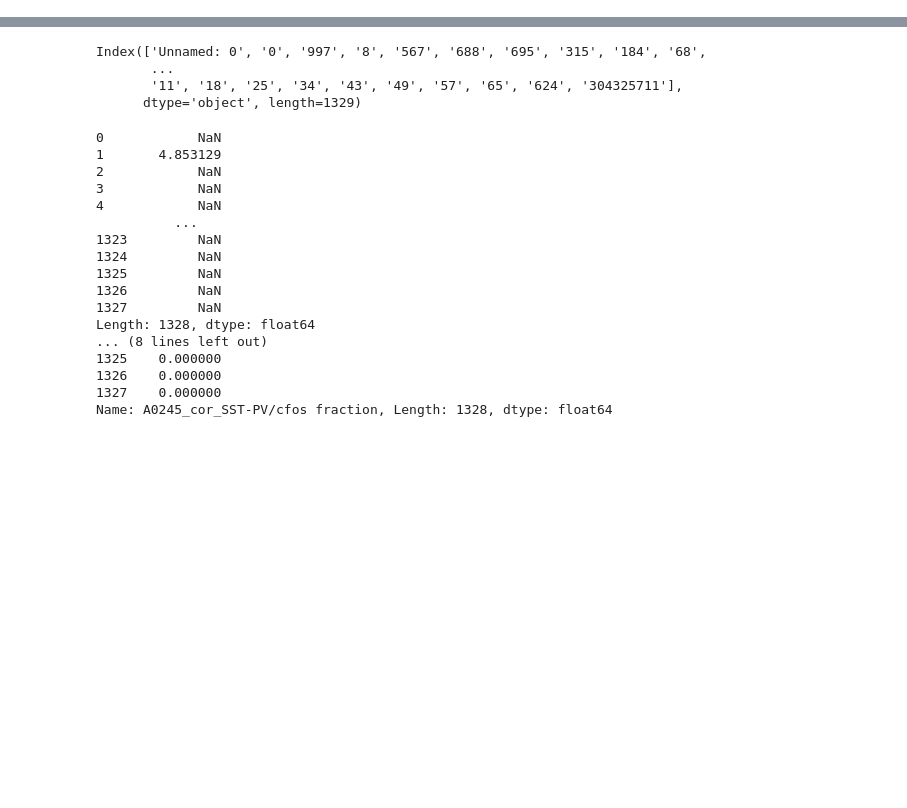
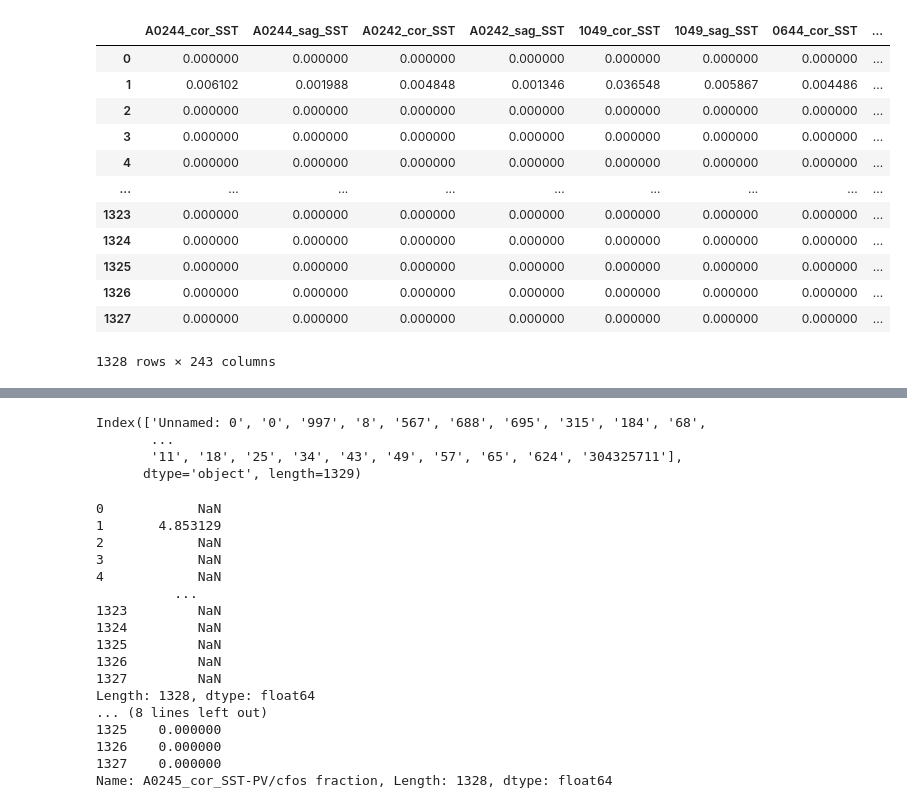
Before and after one commit to jhahncs/brain-slice-render, a Jupyter notebook: cfos/cfos_analysis.ipynb, the cells around one changed output, grey strips where cells are left out. Cells and saved outputs as stored; diff of their text form; code cells hidden in the pictures; blank space fills up the shorter version.

```diff
--- a/cfos/cfos_analysis.ipynb
+++ b/cfos/cfos_analysis.ipynb
@@ -65 +129,17 @@ NameError: name 'importlib' is not defined
+# %%
+pd.concat([cfos.df_exp.drop(['TG number','Region ID','Region name'] ,axis=1),cfos.df_veh.drop(['TG number','Region name'] ,axis=1)], axis=1)
+# %% [output]
+|  | A0244_cor_SST | A0244_sag_SST | A0242_cor_SST | A0242_sag_SST | 1049_cor_SST | 1049_sag_SST | 0644_cor_SST | ... |
+| 0 | 0.000000 | 0.000000 | 0.000000 | 0.000000 | 0.000000 | 0.000000 | 0.000000 | ... |
+| 1 | 0.006102 | 0.001988 | 0.004848 | 0.001346 | 0.036548 | 0.005867 | 0.004486 | ... |
+| 2 | 0.000000 | 0.000000 | 0.000000 | 0.000000 | 0.000000 | 0.000000 | 0.000000 | ... |
+| 3 | 0.000000 | 0.000000 | 0.000000 | 0.000000 | 0.000000 | 0.000000 | 0.000000 | ... |
+| 4 | 0.000000 | 0.000000 | 0.000000 | 0.000000 | 0.000000 | 0.000000 | 0.000000 | ... |
+| ... | ... | ... | ... | ... | ... | ... | ... | ... |
+| 1323 | 0.000000 | 0.000000 | 0.000000 | 0.000000 | 0.000000 | 0.000000 | 0.000000 | ... |
+| 1324 | 0.000000 | 0.000000 | 0.000000 | 0.000000 | 0.000000 | 0.000000 | 0.000000 | ... |
+| 1325 | 0.000000 | 0.000000 | 0.000000 | 0.000000 | 0.000000 | 0.000000 | 0.000000 | ... |
+| 1326 | 0.000000 | 0.000000 | 0.000000 | 0.000000 | 0.000000 | 0.000000 | 0.000000 | ... |
+| 1327 | 0.000000 | 0.000000 | 0.000000 | 0.000000 | 0.000000 | 0.000000 | 0.000000 | ... |
+1328 rows × 243 columns
 # %%
```
Also changed, not shown: parts of 6 cells of this notebook, 4 other files.
